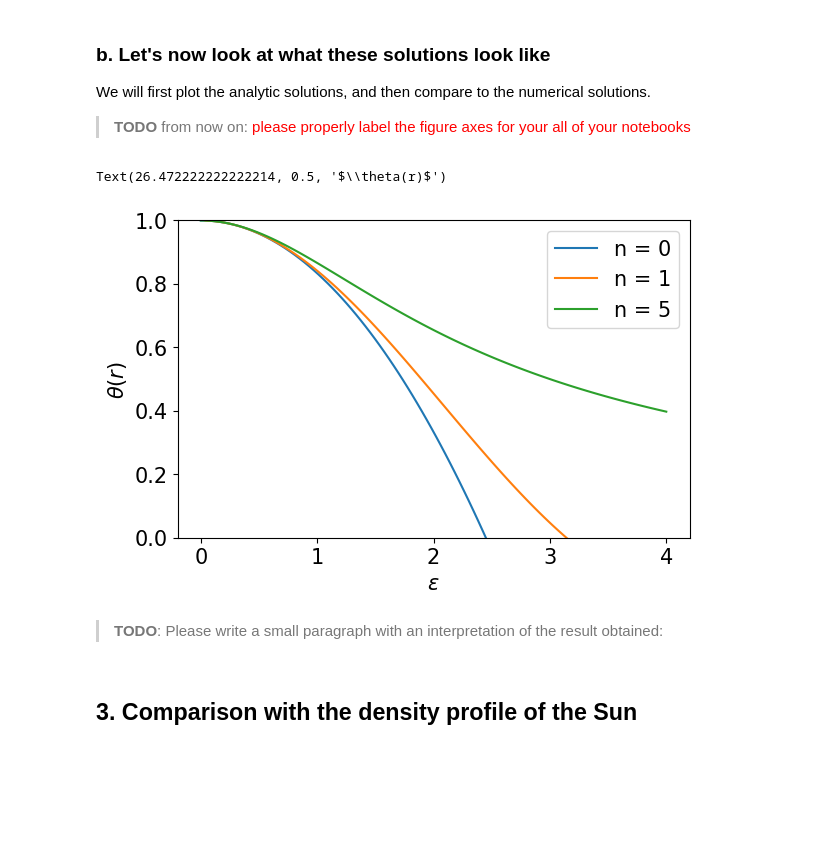
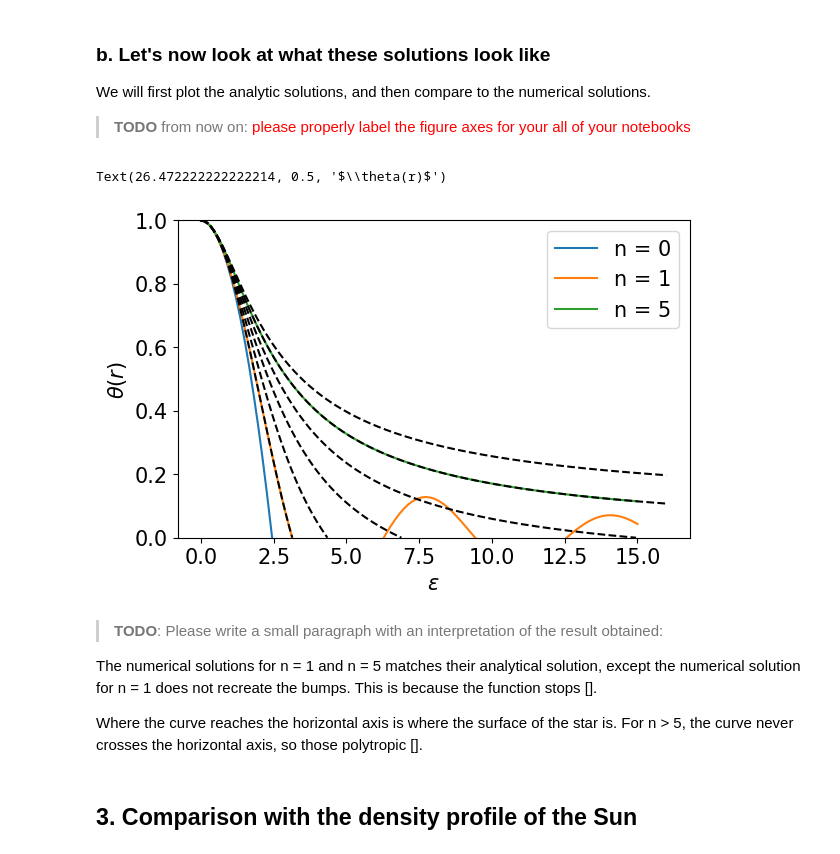
Before and after one commit to ankxie/PHYS633, a Jupyter notebook: Book/L04andL05-Polytropes/04-Polytropes-template.ipynb, the cells around one changed output. Saved outputs shown, nothing was run; the diff lists cells and outputs as text; code cells hidden in the pictures; blank space fills up the shorter version.

```diff
--- a/Book/L04andL05-Polytropes/04-Polytropes-template.ipynb
+++ b/Book/L04andL05-Polytropes/04-Polytropes-template.ipynb
@@ -130,40 +130,46 @@ ax.set_ylim(0,1)
 
 # Define a set of eps values
 
-eps = np.linspace(0, 4, 100)
+eps = np.linspace(0, 15, 100)
 
 ######################
 
 ax.plot(eps, poly_n0(eps), label = 'n = 0') #n = 0
 ax.plot(eps, poly_n1(eps), label = 'n = 1') #n = 1
 ax.plot(eps, poly_n5(eps), label = 'n = 5') #n = 5
 
 ######################
 # numerical solutions
 ######################
 
 # the function poly_num(n) will return
 # an array of eps values, an array of theta values,
 # and an array of dTheta/dEps.
 # The last element of the array is eps_1 (if n<5)
 
+n = [1, 2, 3, 4, 5, 6]
 
-
-
+for i in n:
+  eps_n, theta_n, theta_prime_n = poly_num(i)
+  ax.plot(eps_n, theta_n, c = 'k', linestyle = '--')
 
 #---------------------------------------
 #---------------------------------------
 ax.legend(loc=0, fontsize=15)
 plt.tight_layout()
 #-----------------------------------------
 # Not included, they can do this themselves from now on.
 ax.set_xlabel(r'$\epsilon$')
 ax.set_ylabel(r'$\theta(r)$')
 # %% [output]
 Text(26.472222222222214, 0.5, '$\\theta(r)$')
-[figure, old version]
+[figure, new version]
-# %% [markdown]
-> **TODO**: Please write a small paragraph with an interpretation of the result obtained:
+# %% [markdown]
+> **TODO**: Please write a small paragraph with an interpretation of the result obtained:
+
+The numerical solutions for n = 1 and n = 5 matches their analytical solution, except the numerical solution for n = 1 does not recreate the bumps. This is because the function stops [].
+
+Where the curve reaches the horizontal axis is where the surface of the star is. For n > 5, the curve never crosses the horizontal axis, so those polytropic [].
 # %% [markdown]
 ## 3. Comparison with the density profile of the Sun
 # %% [markdown]
```
